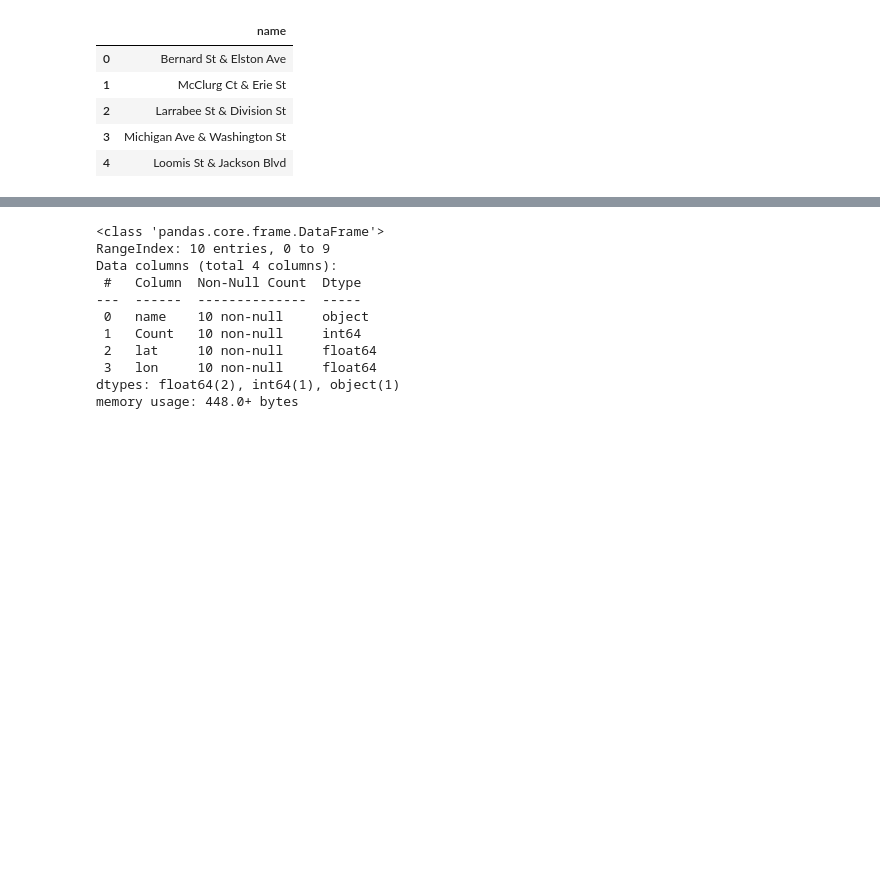
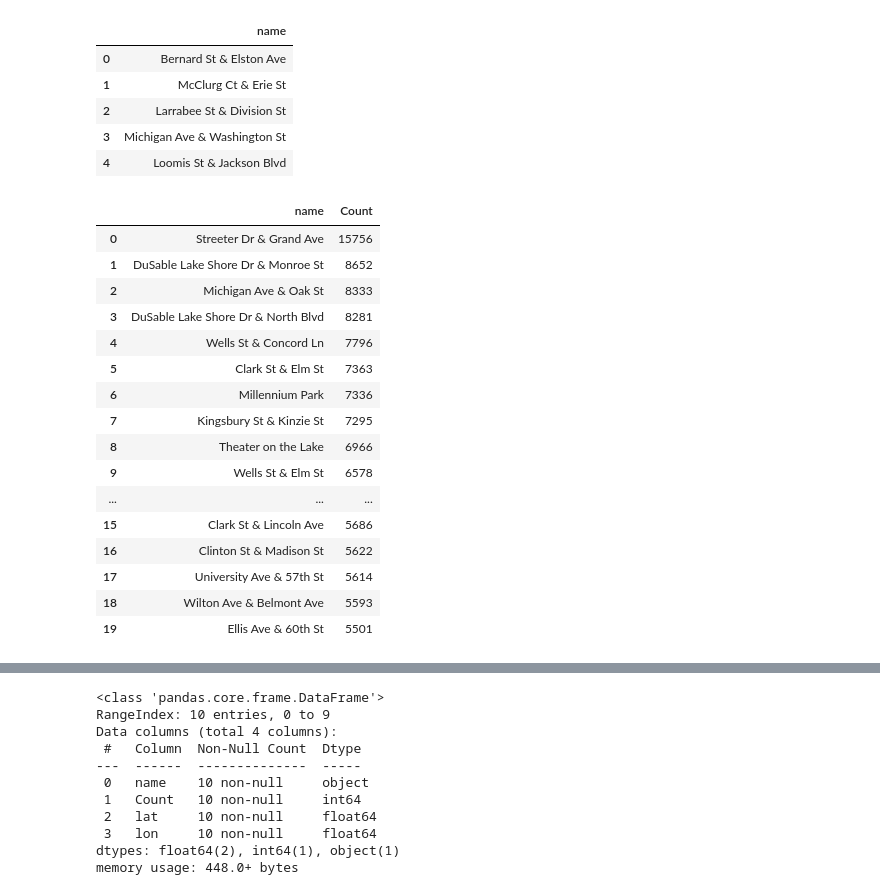
Before and after one commit to andyguo0228/bike_share_python, a Jupyter notebook: side_book.ipynb, the cells around one changed output, grey strips where cells are left out. Cells and saved outputs as stored; diff of their text form; code cells hidden in the pictures; blank space fills up the shorter version.

```diff
--- a/side_book.ipynb
+++ b/side_book.ipynb
@@ -109,0 +146,20 @@ top = df.groupby('name')['name'].agg(Count='count').sort_values(by='Count', asce
+# %%
+top
+# %% [output]
+|  | name | Count |
+| 0 | Streeter Dr & Grand Ave | 15756 |
+| 1 | DuSable Lake Shore Dr & Monroe St | 8652 |
+| 2 | Michigan Ave & Oak St | 8333 |
+| 3 | DuSable Lake Shore Dr & North Blvd | 8281 |
+| 4 | Wells St & Concord Ln | 7796 |
+| 5 | Clark St & Elm St | 7363 |
+| 6 | Millennium Park | 7336 |
+| 7 | Kingsbury St & Kinzie St | 7295 |
+| 8 | Theater on the Lake | 6966 |
+| 9 | Wells St & Elm St | 6578 |
+| ... | ... | ... |
+| 15 | Clark St & Lincoln Ave | 5686 |
+| 16 | Clinton St & Madison St | 5622 |
+| 17 | University Ave & 57th St | 5614 |
+| 18 | Wilton Ave & Belmont Ave | 5593 |
+| 19 | Ellis Ave & 60th St | 5501 |
```
Also changed, not shown: parts of 17 cells of this notebook.
